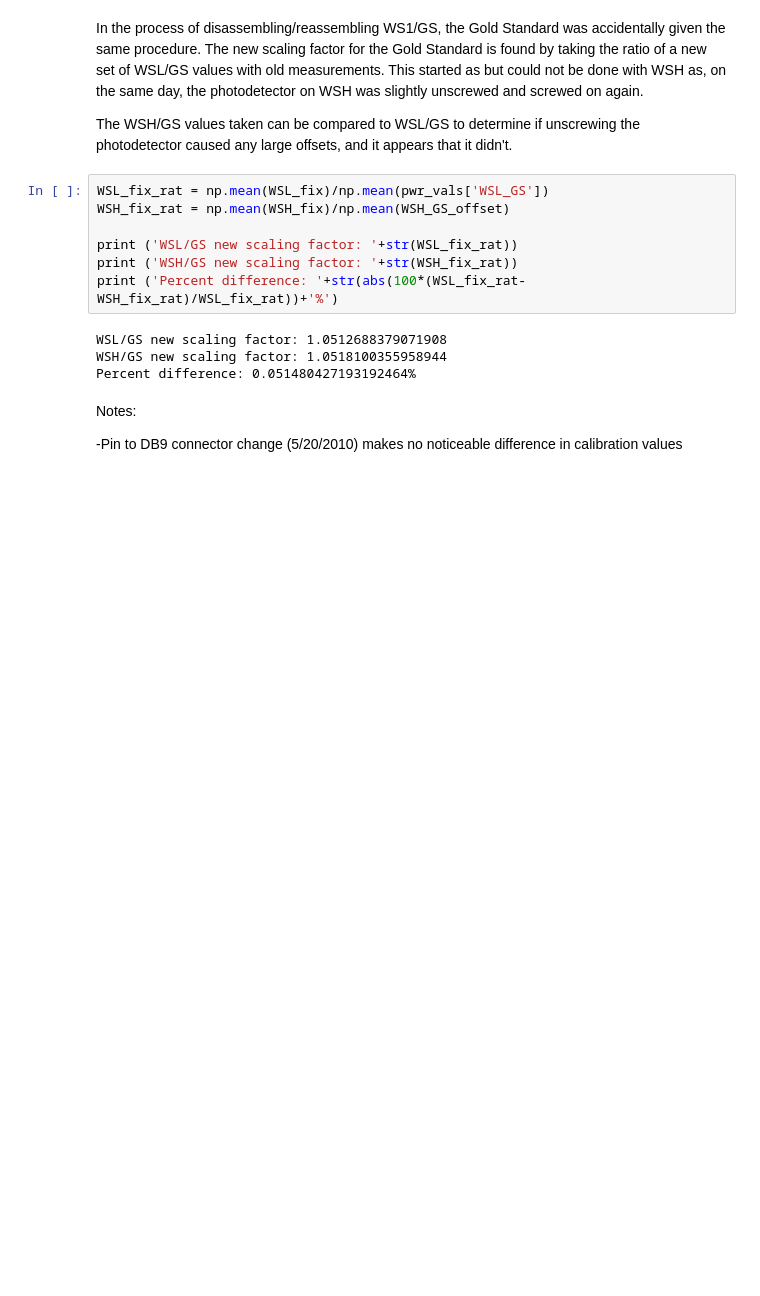
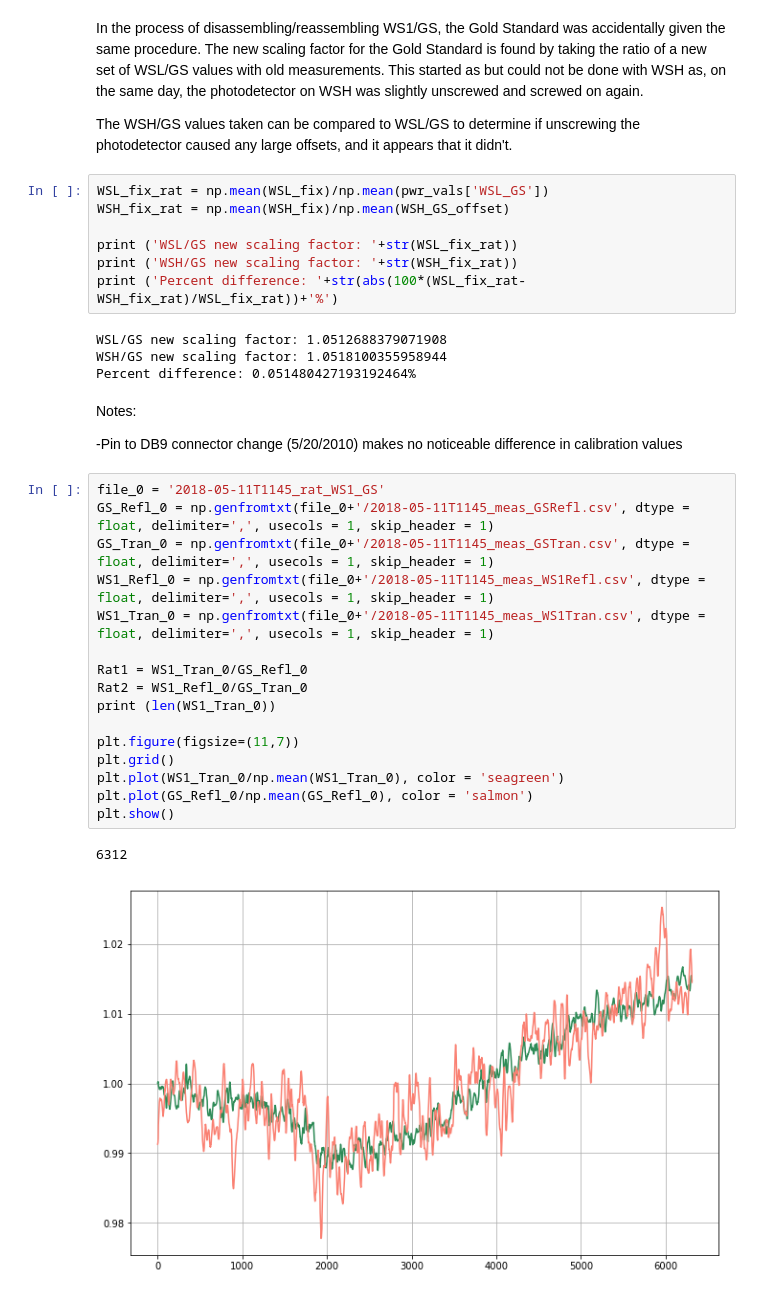
Before and after one commit to ylecoeuche/PCal-Power-Sensor-Calibration, a Jupyter notebook: pcal_calibration/PcalPowerSensors.ipynb, the cells around one changed output. Cells and saved outputs as stored; diff of their text form; blank space fills up the shorter version.

```diff
--- a/pcal_calibration/PcalPowerSensors.ipynb
+++ b/pcal_calibration/PcalPowerSensors.ipynb
@@ -542,3 +542,22 @@ Percent difference: 0.051480427193192464%
 Notes:
 
  -Pin to DB9 connector change (5/20/2010) makes no noticeable difference in calibration values
+# %%
+file_0 = '2018-05-11T1145_rat_WS1_GS'
+GS_Refl_0 = np.genfromtxt(file_0+'/2018-05-11T1145_meas_GSRefl.csv', dtype = float, delimiter=',', usecols = 1, skip_header = 1)
+GS_Tran_0 = np.genfromtxt(file_0+'/2018-05-11T1145_meas_GSTran.csv', dtype = float, delimiter=',', usecols = 1, skip_header = 1)
+WS1_Refl_0 = np.genfromtxt(file_0+'/2018-05-11T1145_meas_WS1Refl.csv', dtype = float, delimiter=',', usecols = 1, skip_header = 1)
+WS1_Tran_0 = np.genfromtxt(file_0+'/2018-05-11T1145_meas_WS1Tran.csv', dtype = float, delimiter=',', usecols = 1, skip_header = 1)
+
+Rat1 = WS1_Tran_0/GS_Refl_0
+Rat2 = WS1_Refl_0/GS_Tran_0
+print (len(WS1_Tran_0))
+
+plt.figure(figsize=(11,7))
+plt.grid()
+plt.plot(WS1_Tran_0/np.mean(WS1_Tran_0), color = 'seagreen')
+plt.plot(GS_Refl_0/np.mean(GS_Refl_0), color = 'salmon')
+plt.show()
+# %% [output]
+6312
+[figure, added]
```
Also changed, not shown: parts of 4 cells of this notebook.
